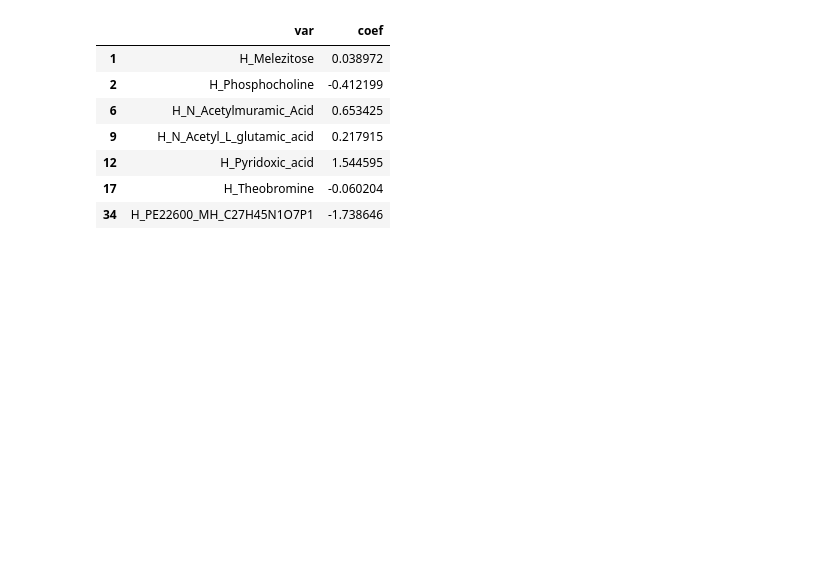
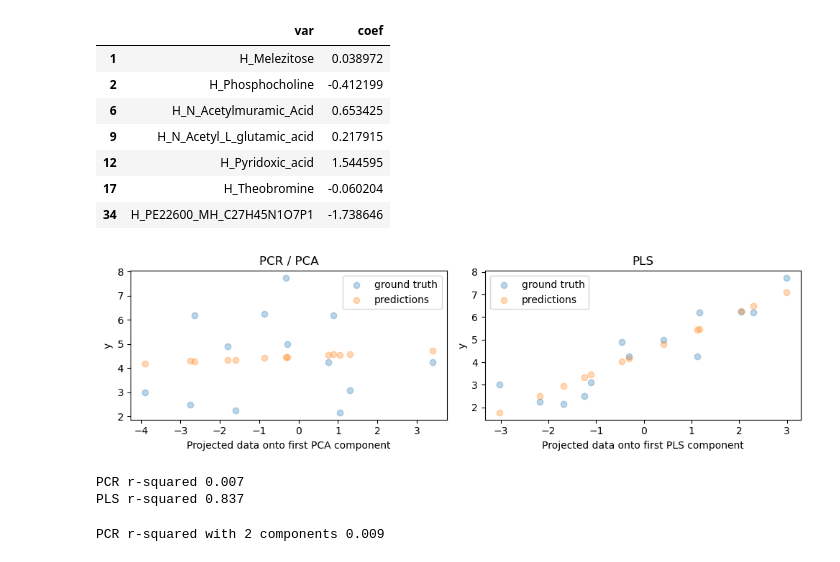
Before and after one commit to kbpi314/oa, a Jupyter notebook: code/oa_v2.ipynb, the cells around one changed output. Cells and saved outputs as stored; diff of their text form; code cells hidden in the pictures; blank space fills up the shorter version.

```diff
--- a/code/oa_v2.ipynb
+++ b/code/oa_v2.ipynb
@@ -818,0 +952,3 @@ df
+# %%
+df = df[df['pval'] < 0.05]
+df[df['outcome'].isin(['VAS_Pt','WOMAC_pain'])]
@@ -981,3 +1119,52 @@ tdf[tdf['coef'] != 0]
 | 12 | H_Pyridoxic_acid | 1.544595 |
 | 17 | H_Theobromine | -0.060204 |
 | 34 | H_PE22600_MH_C27H45N1O7P1 | -1.738646 |
+# %%
+from sklearn.cross_decomposition import PLSRegression
+from sklearn.decomposition import PCA
+from sklearn.linear_model import LinearRegression
+from sklearn.model_selection import train_test_split
+from sklearn.pipeline import make_pipeline
+from sklearn.preprocessing import StandardScaler
+
+#rng = np.random.RandomState(0)
+#X_train, X_test, y_train, y_test = train_test_split(X, Y, random_state=rng)
+X_train, X_test, y_train, y_test = X, X, Y, Y
+
+pcr = make_pipeline(StandardScaler(), PCA(n_components=1), LinearRegression())
+pcr.fit(X_train, y_train)
+pca = pcr.named_steps["pca"]  # retrieve the PCA step of the pipeline
+
+pls = PLSRegression(n_components=1)
+pls.fit(X_train, y_train)
+
+fig, axes = plt.subplots(1, 2, figsize=(10, 3))
+axes[0].scatter(pca.transform(X_test), y_test, alpha=0.3, label="ground truth")
+axes[0].scatter(
+    pca.transform(X_test), pcr.predict(X_test), alpha=0.3, label="predictions"
+)
+axes[0].set(
+    xlabel="Projected data onto first PCA component", ylabel="y", title="PCR / PCA"
+)
+axes[0].legend()
+axes[1].scatter(pls.transform(X_test), y_test, alpha=0.3, label="ground truth")
+axes[1].scatter(
+    pls.transform(X_test), pls.predict(X_test), alpha=0.3, label="predictions"
+)
+axes[1].set(xlabel="Projected data onto first PLS component", ylabel="y", title="PLS")
+axes[1].legend()
+plt.tight_layout()
+plt.show()
+
+print(f"PCR r-squared {pcr.score(X_test, y_test):.3f}")
+print(f"PLS r-squared {pls.score(X_test, y_test):.3f}")
+# %% [output]
+[figure, added]
+PCR r-squared 0.007
+PLS r-squared 0.837
+# %%
+pca_2 = make_pipeline(PCA(n_components=2), LinearRegression())
+pca_2.fit(X_train, y_train)
+print(f"PCR r-squared with 2 components {pca_2.score(X_test, y_test):.3f}")
+# %% [output]
+PCR r-squared with 2 components 0.009
```
Also changed, not shown: parts of 13 cells of this notebook.
